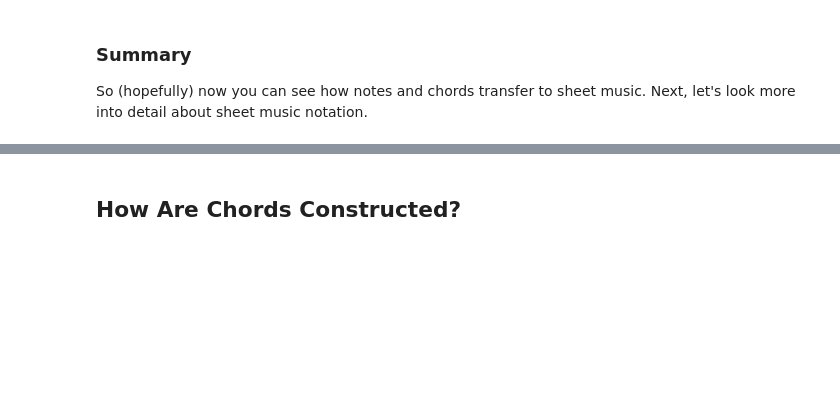
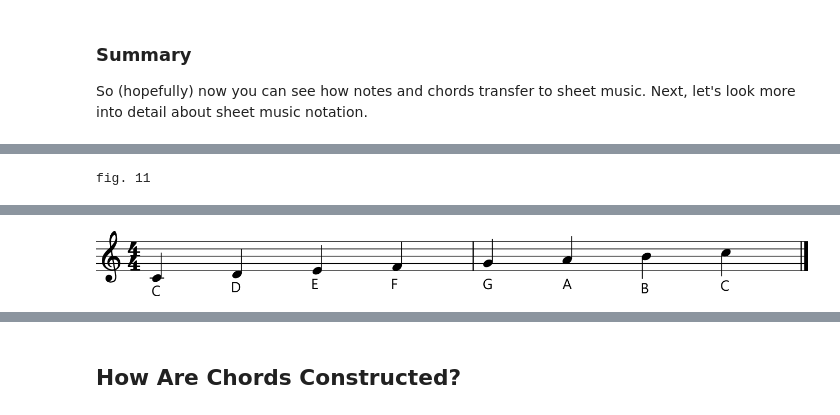
Before and after one commit to cwrightlibrary/JazzNotebooks, a Jupyter notebook: music-theory-for-guitar-players/music-theory-for-guitar-players.ipynb, the cells around one changed output, grey strips where cells are left out. Drawn from its saved outputs; the diff is of its cells as text; code cells hidden in the pictures; blank space fills up the shorter version.

```diff
--- a/music-theory-for-guitar-players/music-theory-for-guitar-players.ipynb
+++ b/music-theory-for-guitar-players/music-theory-for-guitar-players.ipynb
@@ -66,6 +66,14 @@ def music(notes: str, midi: bool = False):
             # if the note is a chord
             if "(" in n:
                 is_chord = True
+                if "[" in n:
+                    for i in range(len(n)):
+                        if n[i] == "[":
+                            lyric_start = i + 1
+                        if n[i] == "]":
+                            lyric_end = i
+                    lyric = n[lyric_start:lyric_end]
+                    n = n[:lyric_start - 1]
                 note_name = n.replace("(", "").replace(")", "").split(",")
                 if "t" in note_name[-1]:
                     note_length = note_name[-1][-2:]
@@ -140,7 +148,18 @@ def music(notes: str, midi: bool = False):
     for n in add_notes:
         if isinstance(n, list):
             if isinstance(n[0], list):
-                add_n = chord.Chord(n[0], quarterLength=n[1])
+                if len(n) == 3:
+                    add_n = chord.Chord(n[0], quarterLength=n[1])
+                    if "-" in n[2]:
+                        texp = expressions.TextExpression(n[2].replace("-", " "))
+                    else:
+                        texp = expressions.TextExpression(n[2])
+                    texp.style.fontSize = 10
+                    texp.style.fontFamily = "Segoe UI"
+                    texp.placement = "below"
+                    part.append(texp)
+                else:
+                    add_n = chord.Chord(n[0], quarterLength=n[1])
             else:
                 if n[0].lower() == "r":
                     add_n = note.Rest(quarterLength=n[1])
@@ -548,0 +577,8 @@ The third key holds 3 flats, so you'd play every B, E, and A note flat.
+# %%
+notes = "INFO treble c 4/4 INFO c4q[C] d4q[D] e4q[E] f4q[F] g4q[G] a4q[A] b4q[B] c5q[C]"
+
+print("fig. 11")
+music(notes, True)
+music(notes)
+# %% [output]
+fig. 11
@@ -548,0 +586 @@ The third key holds 3 flats, so you'd play every B, E, and A note flat.
+[figure, added]
```
Also changed, not shown: parts of 27 cells of this notebook.
